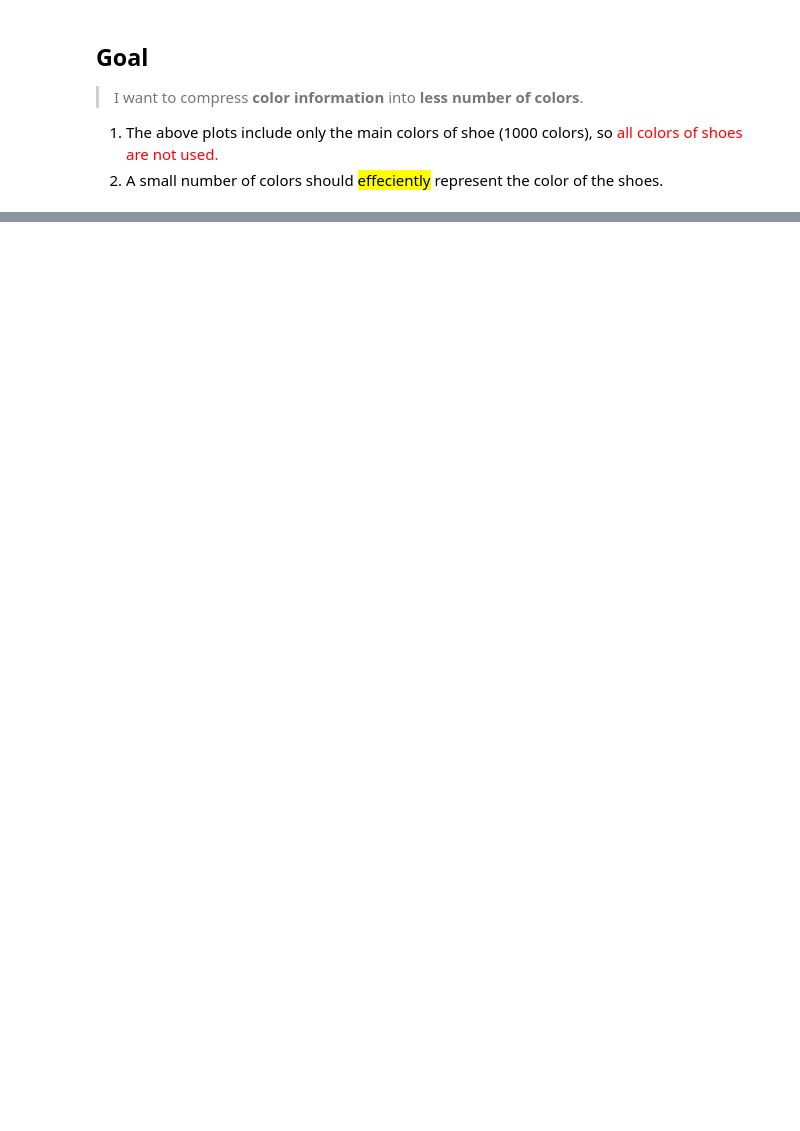
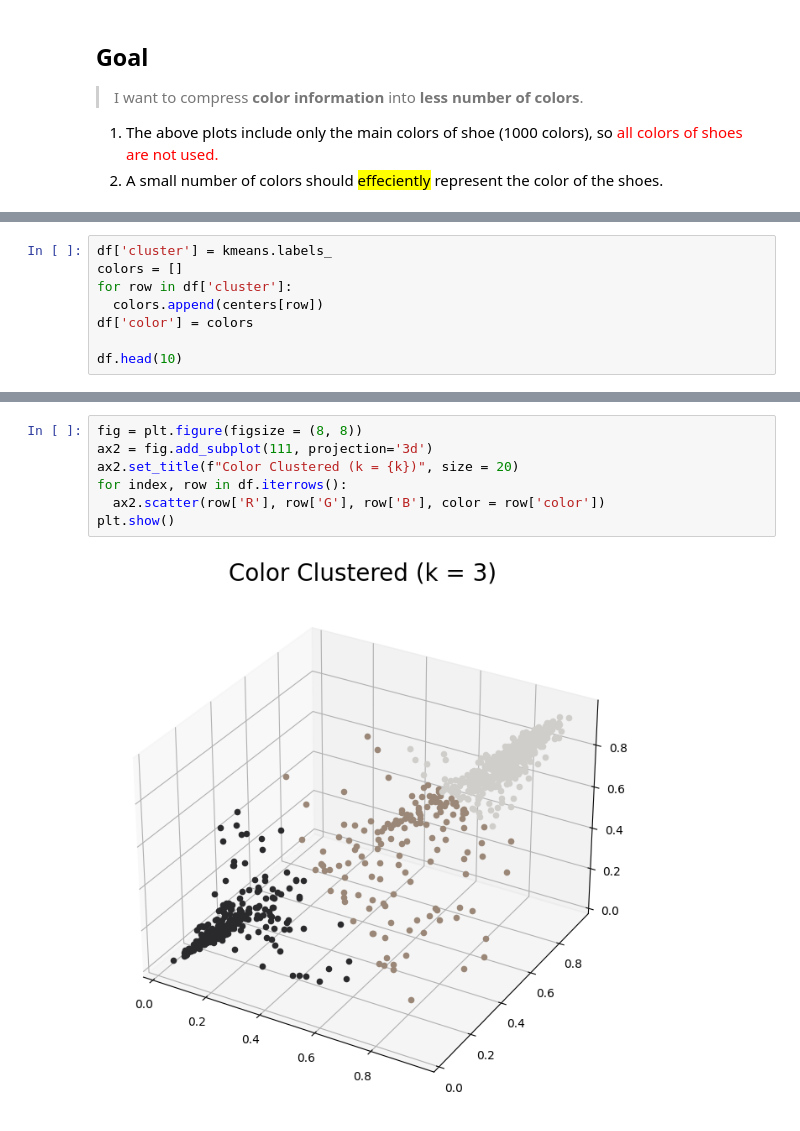
Before and after one commit to jrsky723/ShoeColor, a Jupyter notebook: color/ColorClustering.ipynb, the cells around one changed output, grey strips where cells are left out. Drawn from its saved outputs; the diff is of its cells as text; blank space fills up the shorter version.

```diff
--- a/color/ColorClustering.ipynb
+++ b/color/ColorClustering.ipynb
@@ -56,0 +100,8 @@ Each view_init show plot by different angles.
+# %%
+df['cluster'] = kmeans.labels_
+colors = []
+for row in df['cluster']:
+  colors.append(centers[row])
+df['color'] = colors
+
+df.head(10)
@@ -56,0 +120,9 @@ Each view_init show plot by different angles.
+# %%
+fig = plt.figure(figsize = (8, 8))
+ax2 = fig.add_subplot(111, projection='3d')
+ax2.set_title(f"Color Clustered (k = {k})", size = 20)
+for index, row in df.iterrows():
+  ax2.scatter(row['R'], row['G'], row['B'], color = row['color'])
+plt.show()
+# %% [output]
+[figure, added]
```
Also changed, not shown: parts of 8 cells of this notebook, 2 other files.
